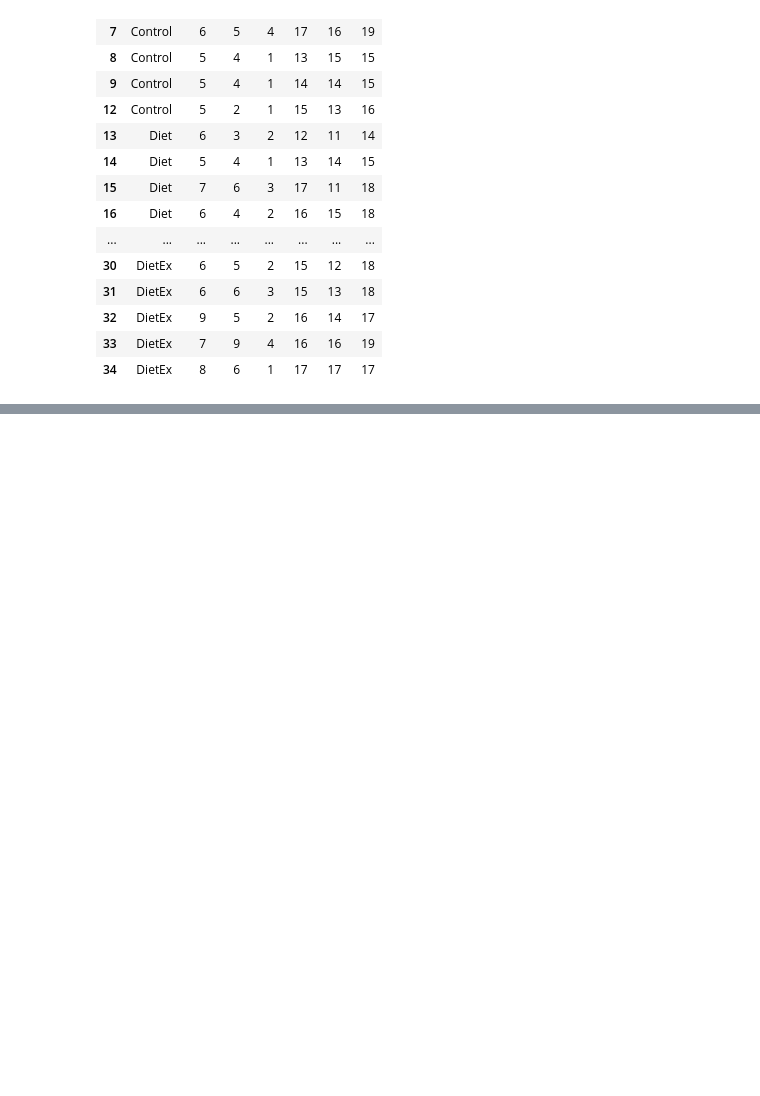
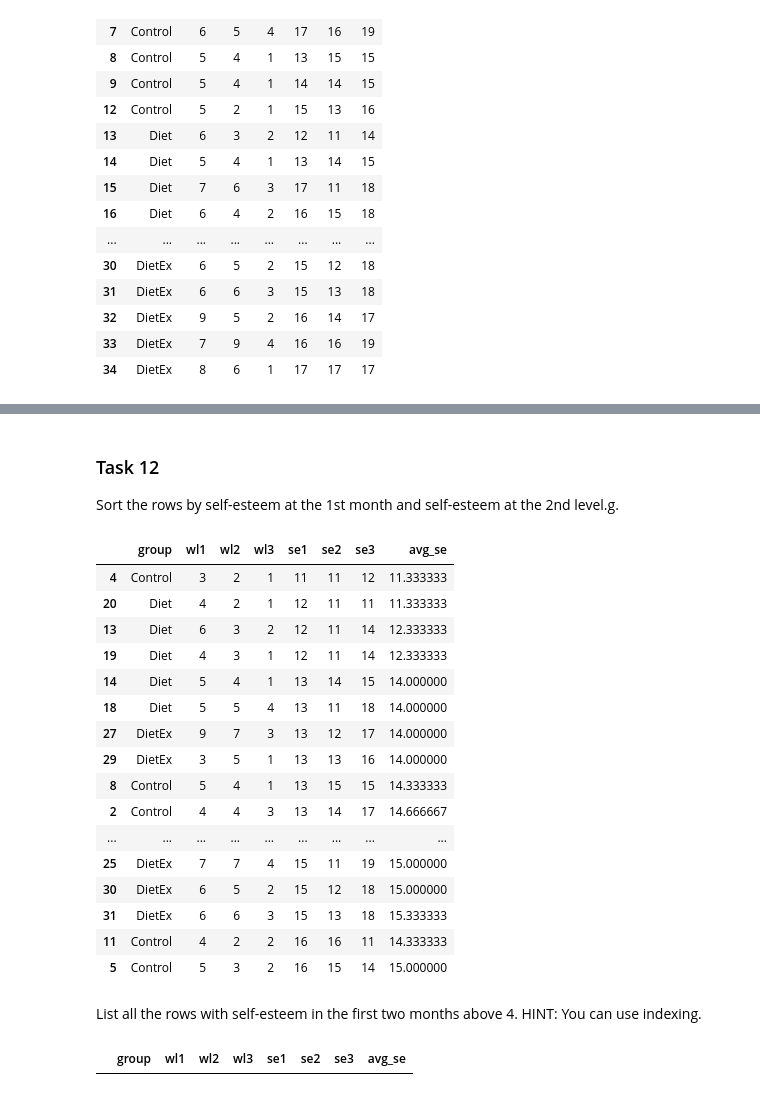
Before and after one commit to Yolonek/BigDataAlgorithms, a Jupyter notebook: List0/List0_Solved.ipynb, the cells around one changed output, grey strips where cells are left out. Drawn from its saved outputs; the diff is of its cells as text; code cells hidden in the pictures; blank space fills up the shorter version.

```diff
--- a/List0/List0_Solved.ipynb
+++ b/List0/List0_Solved.ipynb
@@ -131,0 +210,2 @@ df[(df.wl1 > threshold) | (df.wl2 > threshold) | (df.wl3 > threshold)]
+# %%
+df.set_index('group').head(head_length)
@@ -131,0 +235,2 @@ df[(df.wl1 > threshold) | (df.wl2 > threshold) | (df.wl3 > threshold)]
+# %%
+df.set_index('se1').iloc[13:16, :]
@@ -131,0 +243,32 @@ df[(df.wl1 > threshold) | (df.wl2 > threshold) | (df.wl3 > threshold)]
+# %% [markdown]
+### Task 12
+Sort the rows by self-esteem at the 1st month and self-esteem at the 2nd level.g.
+# %%
+df_task12 = df.sort_values(['se1', 'avg_se'], axis=0)
+df_task12.head(head_length)
+# %% [output]
+|  | group | wl1 | wl2 | wl3 | se1 | se2 | se3 | avg_se |
+| 4 | Control | 3 | 2 | 1 | 11 | 11 | 12 | 11.333333 |
+| 20 | Diet | 4 | 2 | 1 | 12 | 11 | 11 | 11.333333 |
+| 13 | Diet | 6 | 3 | 2 | 12 | 11 | 14 | 12.333333 |
+| 19 | Diet | 4 | 3 | 1 | 12 | 11 | 14 | 12.333333 |
+| 14 | Diet | 5 | 4 | 1 | 13 | 14 | 15 | 14.000000 |
+| 18 | Diet | 5 | 5 | 4 | 13 | 11 | 18 | 14.000000 |
+| 27 | DietEx | 9 | 7 | 3 | 13 | 12 | 17 | 14.000000 |
+| 29 | DietEx | 3 | 5 | 1 | 13 | 13 | 16 | 14.000000 |
+| 8 | Control | 5 | 4 | 1 | 13 | 15 | 15 | 14.333333 |
+| 2 | Control | 4 | 4 | 3 | 13 | 14 | 17 | 14.666667 |
+| ... | ... | ... | ... | ... | ... | ... | ... | ... |
+| 25 | DietEx | 7 | 7 | 4 | 15 | 11 | 19 | 15.000000 |
+| 30 | DietEx | 6 | 5 | 2 | 15 | 12 | 18 | 15.000000 |
+| 31 | DietEx | 6 | 6 | 3 | 15 | 13 | 18 | 15.333333 |
+| 11 | Control | 4 | 2 | 2 | 16 | 16 | 11 | 14.333333 |
+| 5 | Control | 5 | 3 | 2 | 16 | 15 | 14 | 15.000000 |
+# %% [markdown]
+List all the rows with self-esteem in the first two months above 4. HINT: You can use
+indexing.
+# %%
+# do you mean self-esteem gain from month 1 to month 2?
+df_task12[df_task12.se2 - df_task12.se1 > 4]
+# %% [output]
+|  | group | wl1 | wl2 | wl3 | se1 | se2 | se3 | avg_se |
```
Also changed, not shown: parts of 15 cells of this notebook.
